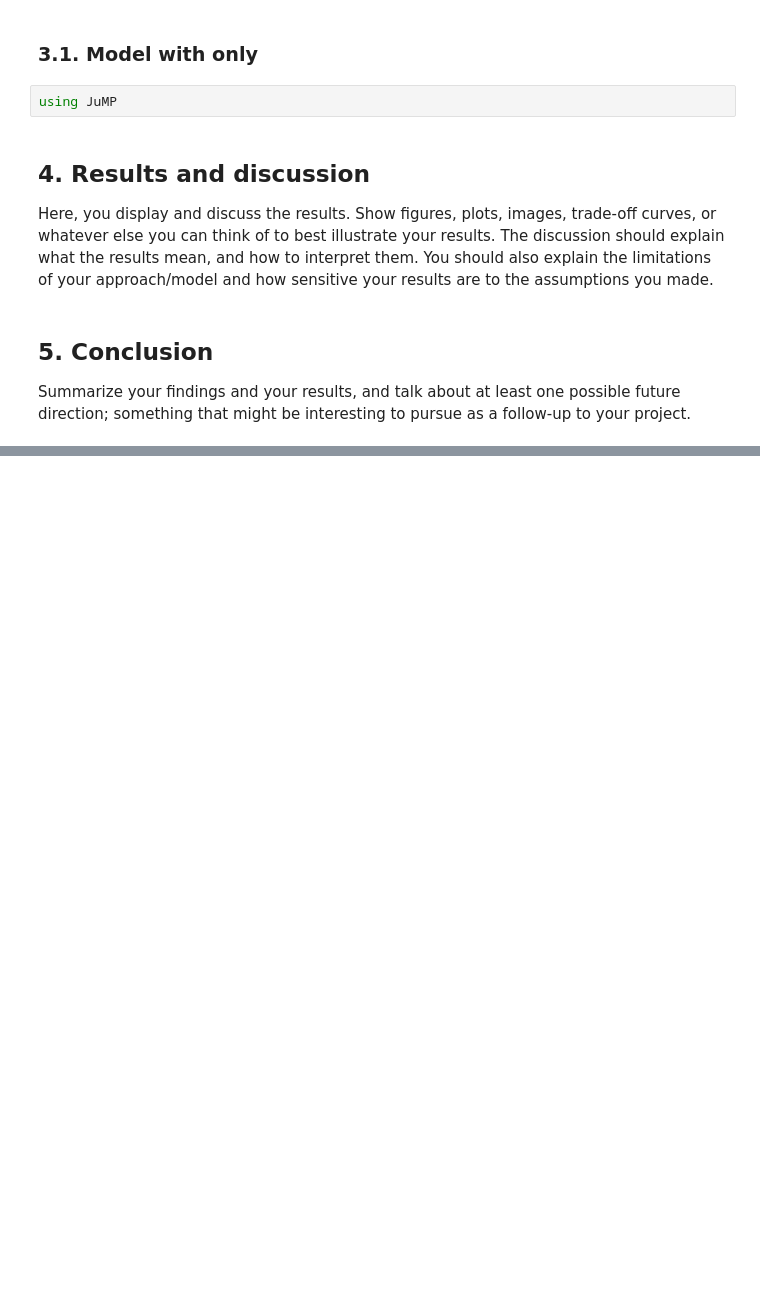
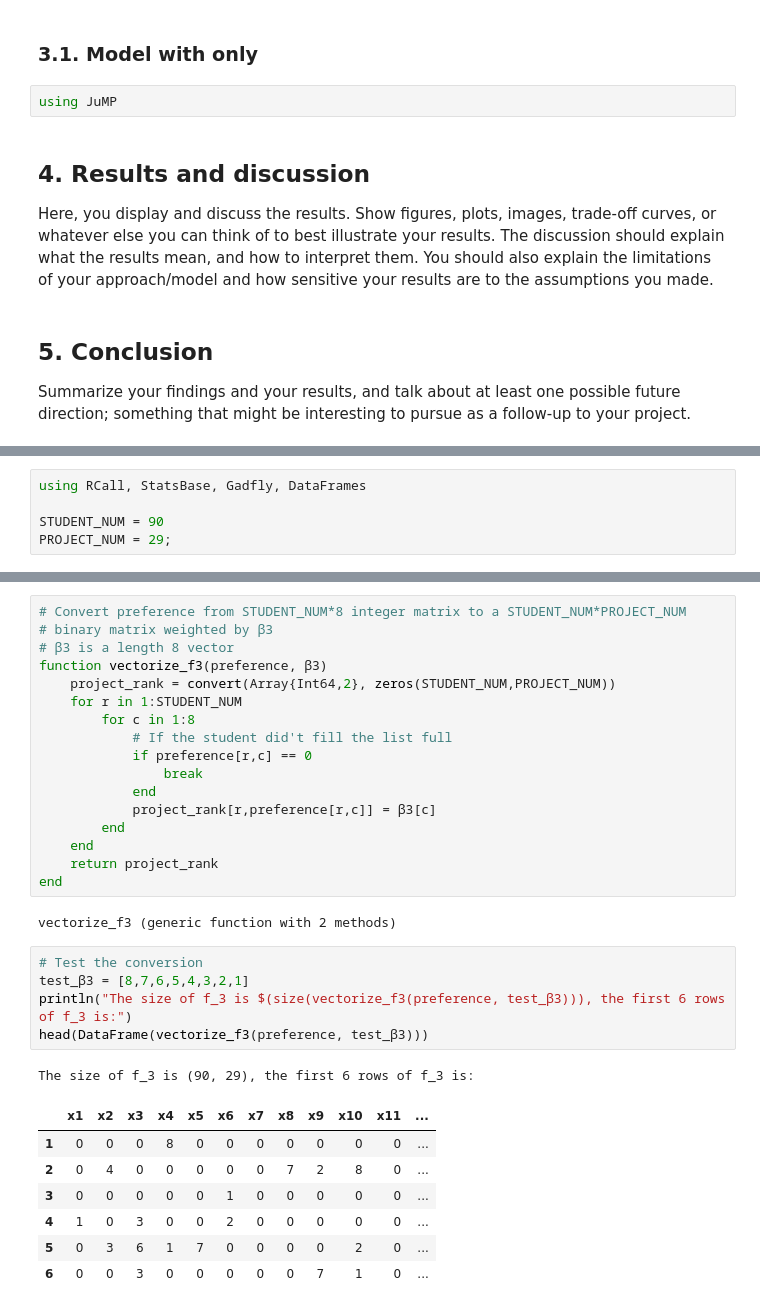
Before and after one commit to xiaohk/CS524-Group-Assignment-Optimization, a Jupyter notebook: project.ipynb, the cells around one changed output, grey strips where cells are left out. Saved outputs shown, nothing was run; the diff lists cells and outputs as text; blank space fills up the shorter version.

Commit message:
finish fake data generation

```diff
--- a/project.ipynb
+++ b/project.ipynb
@@ -205,0 +212,5 @@ Summarize your findings and your results, and talk about at least one possible f
+# %%
+using RCall, StatsBase, Gadfly, DataFrames
+
+STUDENT_NUM = 90
+PROJECT_NUM = 29;
@@ -205,0 +331,33 @@ Summarize your findings and your results, and talk about at least one possible f
+# %%
+# Convert preference from STUDENT_NUM*8 integer matrix to a STUDENT_NUM*PROJECT_NUM
+# binary matrix weighted by β3
+# β3 is a length 8 vector
+function vectorize_f3(preference, β3)
+    project_rank = convert(Array{Int64,2}, zeros(STUDENT_NUM,PROJECT_NUM))
+    for r in 1:STUDENT_NUM
+        for c in 1:8
+            # If the student did't fill the list full
+            if preference[r,c] == 0
+                break
+            end
+            project_rank[r,preference[r,c]] = β3[c]
+        end
+    end
+    return project_rank
+end
+# %% [output]
+vectorize_f3 (generic function with 2 methods)
+# %%
+# Test the conversion
+test_β3 = [8,7,6,5,4,3,2,1]
+println("The size of f_3 is $(size(vectorize_f3(preference, test_β3))), the first 6 rows of f_3 is:")
+head(DataFrame(vectorize_f3(preference, test_β3)))
+# %% [output]
+The size of f_3 is (90, 29), the first 6 rows of f_3 is:
+|  | x1 | x2 | x3 | x4 | x5 | x6 | x7 | x8 | x9 | x10 | x11 | ... |
+| 1 | 0 | 0 | 0 | 8 | 0 | 0 | 0 | 0 | 0 | 0 | 0 | ... |
+| 2 | 0 | 4 | 0 | 0 | 0 | 0 | 0 | 7 | 2 | 8 | 0 | ... |
+| 3 | 0 | 0 | 0 | 0 | 0 | 1 | 0 | 0 | 0 | 0 | 0 | ... |
+| 4 | 1 | 0 | 3 | 0 | 0 | 2 | 0 | 0 | 0 | 0 | 0 | ... |
+| 5 | 0 | 3 | 6 | 1 | 7 | 0 | 0 | 0 | 0 | 2 | 0 | ... |
+| 6 | 0 | 0 | 3 | 0 | 0 | 0 | 0 | 0 | 7 | 1 | 0 | ... |
```
Also changed, not shown: parts of 21 cells of this notebook.
